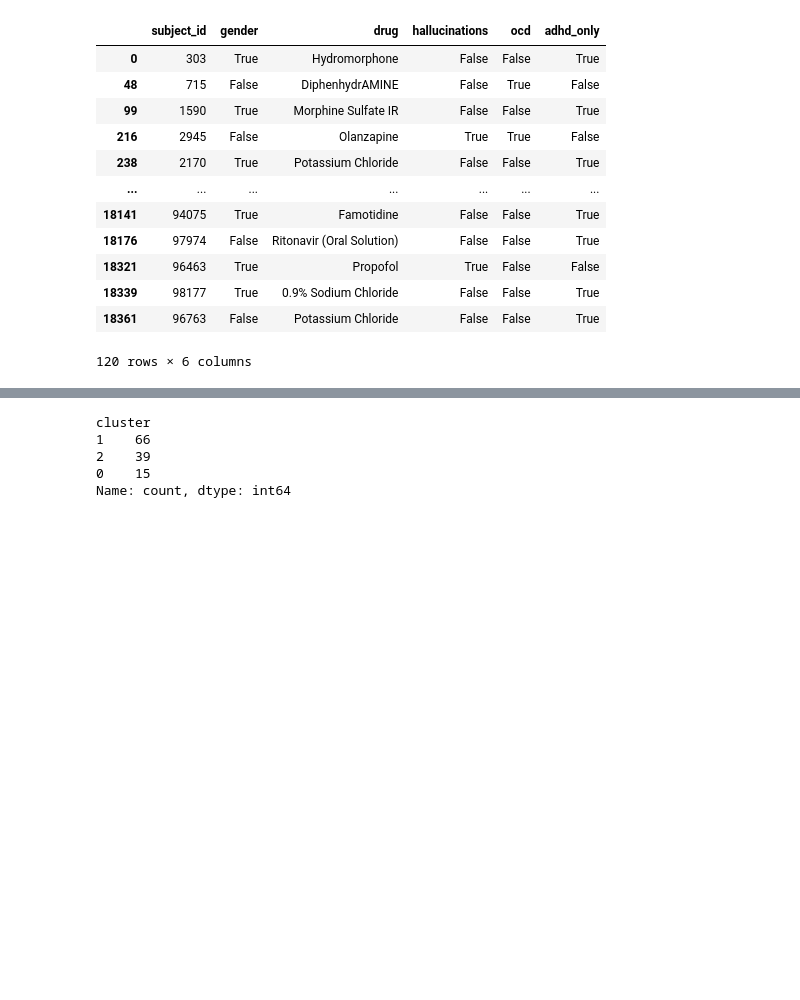
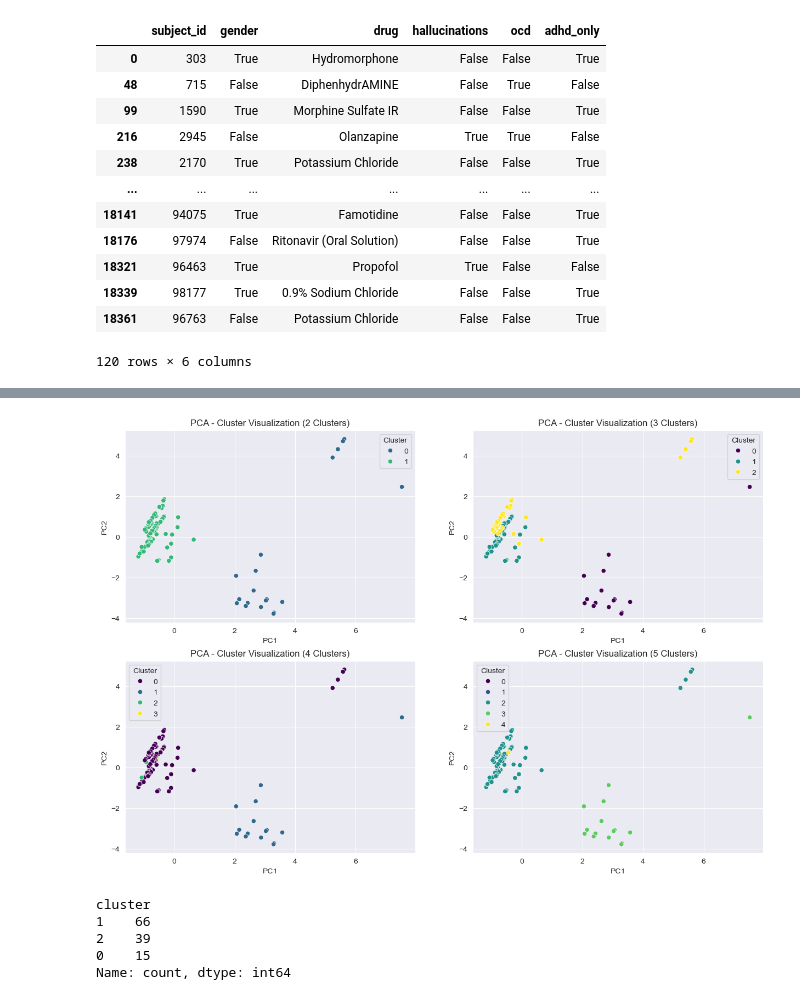
Before and after one commit to CountDer3k/Homework-AIH-2025, a Jupyter notebook: HW4 (Self Learning)/Analysis 2.ipynb, the cells around one changed output, grey strips where cells are left out. Saved outputs shown, nothing was run; the diff lists cells and outputs as text; code cells hidden in the pictures; blank space fills up the shorter version.

```diff
--- a/HW4 (Self Learning)/Analysis 2.ipynb
+++ b/HW4 (Self Learning)/Analysis 2.ipynb
@@ -53,3 +53,31 @@ plt.show()
+# %%
+def run_kmeans(k, data):
+    kmeans = KMeans(n_clusters=k, random_state=30, n_init=10)
+    clusters = kmeans.fit_predict(data)
+
+    # Reduce to 2 principal components
+    pca = PCA(n_components=2)
+    df_pca = pca.fit_transform(data)
+
+    # Convert to DataFrame
+    df_pca = pd.DataFrame(df_pca, columns=['PC1', 'PC2'])
+    df_pca['Cluster'] = kmeans.labels_
+    return (df_pca, clusters, k)
+
+# Run kmeans for 2-5 clusters
+ks = [run_kmeans(i, df_scaled) for i in range(2, 6)]
+
+# Scatter plot of clusters
+plt.figure(figsize=(15,10))
+
+for i in range(len(ks)):
+    k = ks[i]
+    plt.subplot(2,2,i+1)
+    sns.scatterplot(data=k[0], x="PC1", y="PC2", hue="Cluster", palette="viridis")
+    plt.title(f"PCA - Cluster Visualization ({k[2]} Clusters)")
+plt.show()
+# %% [output]
+[figure, added]
 # %%
 # Figure out what each cluster represents
 print(data_encoded["cluster"].value_counts())
```
Also changed, not shown: parts of 1 cell of this notebook.
